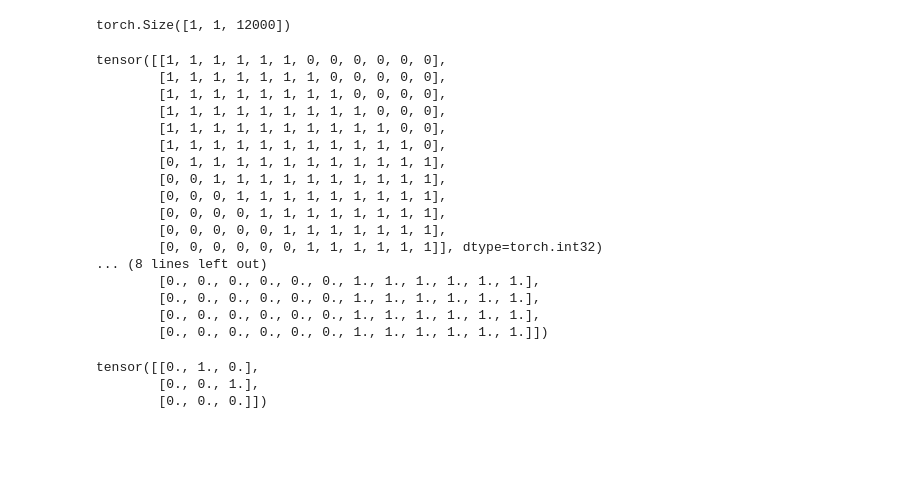
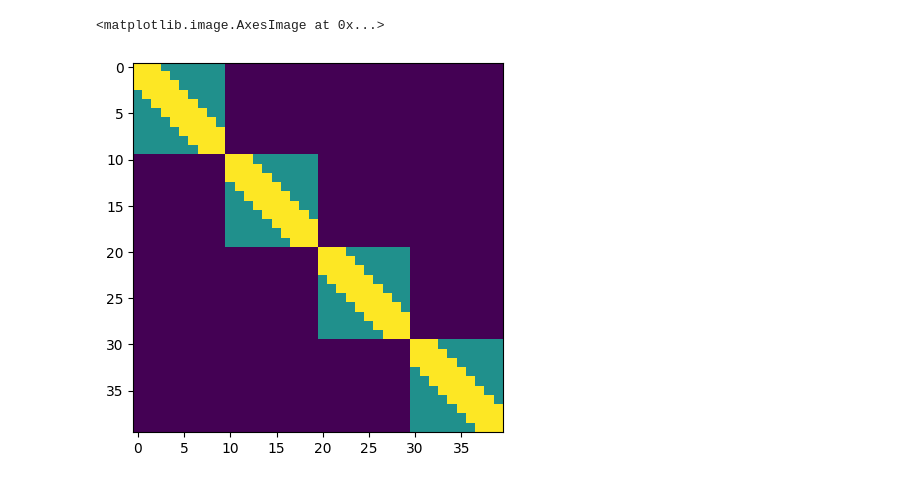
Before and after one commit to Pliploop/MaCHUP, a Jupyter notebook: dataset_testing.ipynb, the cells around one changed output. Saved outputs shown, nothing was run; the diff lists cells and outputs as text; code cells hidden in the pictures; blank space fills up the shorter version.

```diff
--- a/dataset_testing.ipynb
+++ b/dataset_testing.ipynb
@@ -173,7 +1,3 @@ tensor(1.6094)
-# %%
-torch.cat(torch.split(torch.zeros((1,12000)),12000)).unsqueeze(1).shape
-# %% [output]
-torch.Size([1, 1, 12000])
 # %%
 # def get_contrastive_matrix(batch_size, sequence_length, num_augmentations, window_size):
 #     total_samples = batch_size* sequence_length * num_augmentations
@@ -216,34 +40,17 @@ def get_contrastive_matrix(batch_size, sequence_length, num_augmentations, windo
         window_mask += torch.diag(torch.ones((total_samples - k)), -k)
 
     # Apply the window mask
-    window_mask = window_mask[:total_samples, :total_samples].int()
+    window_mask = window_mask[:total_samples, :total_samples]
 
 
     # Return the contrastive matrix
-    return same_sequence * window_mask
+    return (same_sequence + window_mask) * same_sequence, (batch_size,num_augmentations,sequence_length,window_size)
 
-print(get_contrastive_matrix(2,6,1,10))
+A = get_contrastive_matrix(2,10,2,4)
-# %% [output]
-tensor([[1, 1, 1, 1, 1, 1, 0, 0, 0, 0, 0, 0],
-        [1, 1, 1, 1, 1, 1, 1, 0, 0, 0, 0, 0],
-        [1, 1, 1, 1, 1, 1, 1, 1, 0, 0, 0, 0],
-        [1, 1, 1, 1, 1, 1, 1, 1, 1, 0, 0, 0],
-        [1, 1, 1, 1, 1, 1, 1, 1, 1, 1, 0, 0],
-        [1, 1, 1, 1, 1, 1, 1, 1, 1, 1, 1, 0],
-        [0, 1, 1, 1, 1, 1, 1, 1, 1, 1, 1, 1],
-        [0, 0, 1, 1, 1, 1, 1, 1, 1, 1, 1, 1],
-        [0, 0, 0, 1, 1, 1, 1, 1, 1, 1, 1, 1],
-        [0, 0, 0, 0, 1, 1, 1, 1, 1, 1, 1, 1],
-        [0, 0, 0, 0, 0, 1, 1, 1, 1, 1, 1, 1],
-        [0, 0, 0, 0, 0, 0, 1, 1, 1, 1, 1, 1]], dtype=torch.int32)
-... (8 lines left out)
-        [0., 0., 0., 0., 0., 0., 1., 1., 1., 1., 1., 1.],
-        [0., 0., 0., 0., 0., 0., 1., 1., 1., 1., 1., 1.],
-        [0., 0., 0., 0., 0., 0., 1., 1., 1., 1., 1., 1.],
-        [0., 0., 0., 0., 0., 0., 1., 1., 1., 1., 1., 1.]])
-# %%
-torch.diag(torch.ones(3),1)[:3,:3]
-# %% [output]
-tensor([[0., 1., 0.],
-        [0., 0., 1.],
-        [0., 0., 0.]])
+# %%
+import matplotlib.pyplot as plt
+
+plt.imshow(A[0].numpy())
+# %% [output]
+<matplotlib.image.AxesImage at 0x...>
+[figure, added]
```
Also changed, not shown: parts of 10 cells of this notebook, 8 other files.
